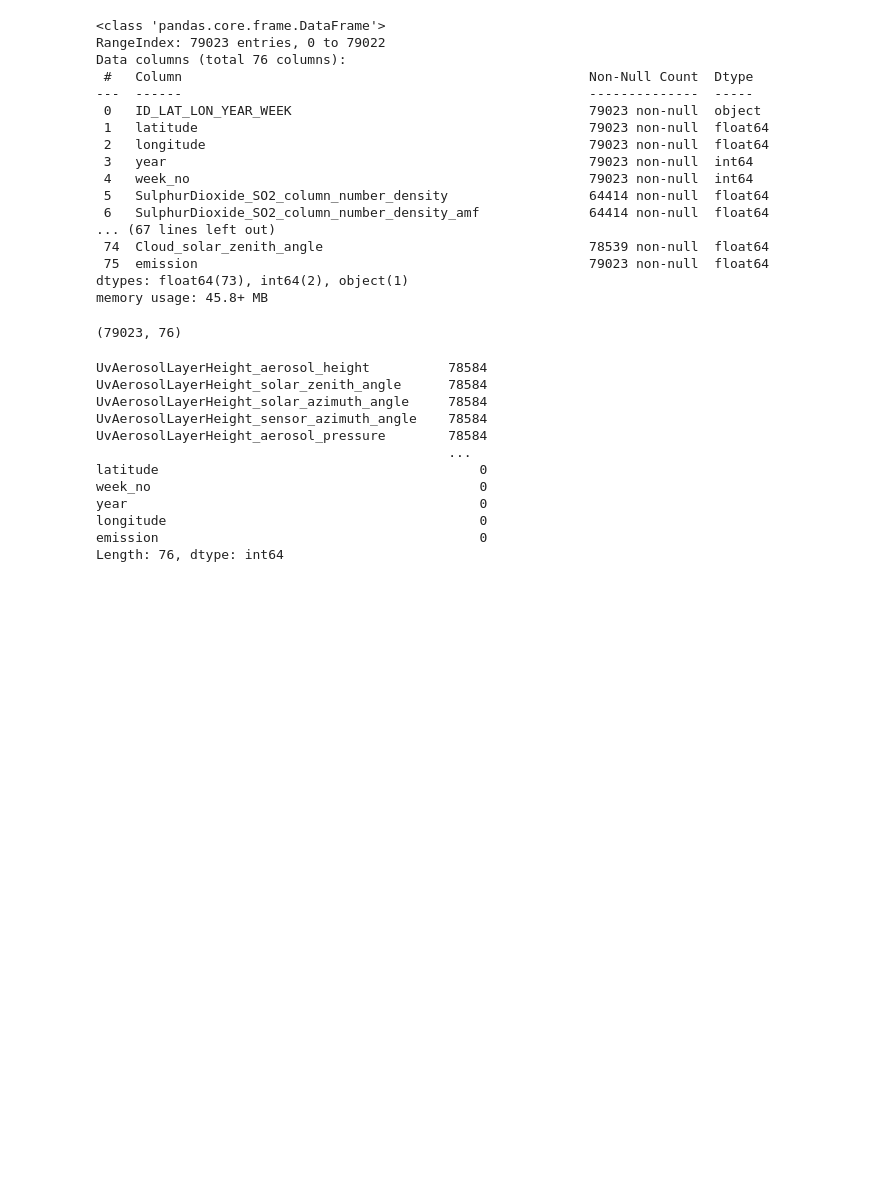
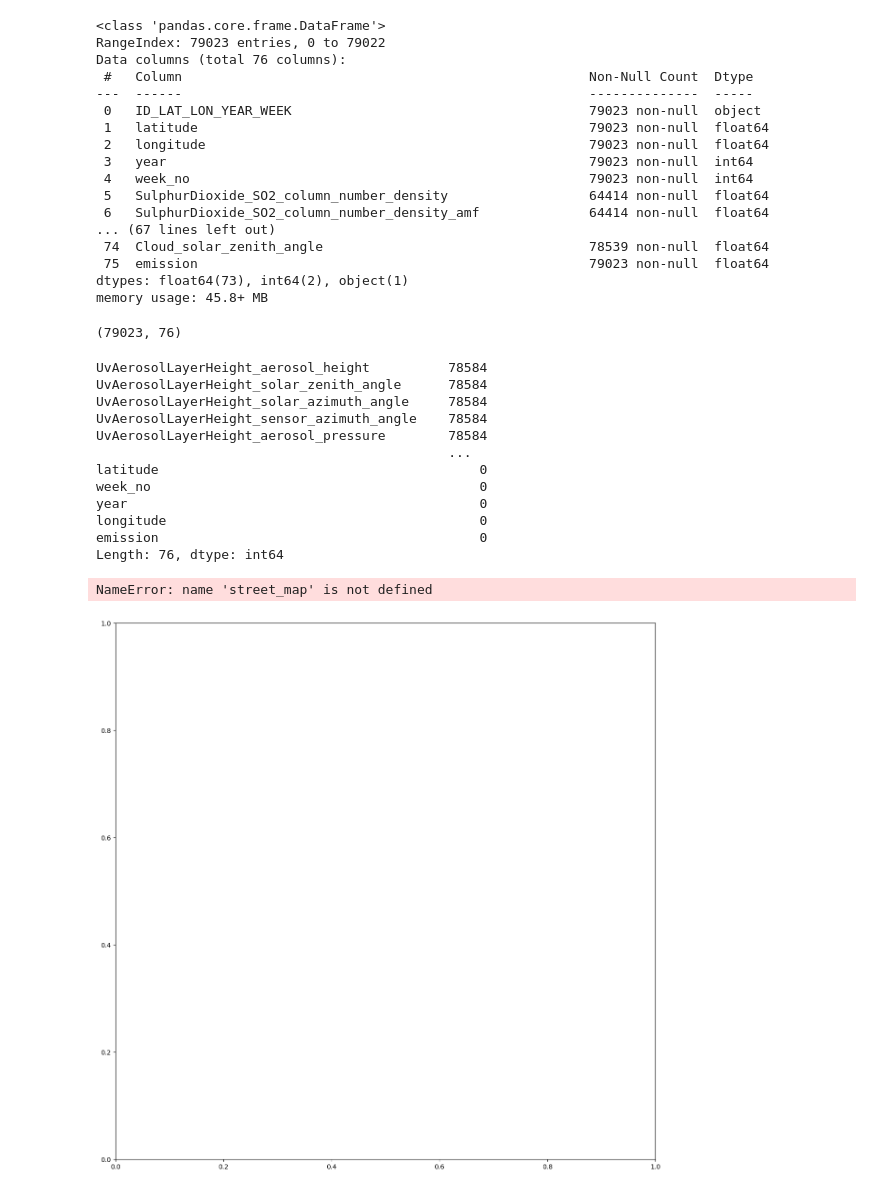
Before and after one commit to Richard-Patrick/Machine-Learning, a Jupyter notebook: Predict CO2 Emissions in Rwanda.ipynb, the cells around one changed output. Saved outputs shown, nothing was run; the diff lists cells and outputs as text; code cells hidden in the pictures; blank space fills up the shorter version.

```diff
--- a/Predict CO2 Emissions in Rwanda.ipynb
+++ b/Predict CO2 Emissions in Rwanda.ipynb
@@ -74,3 +77,40 @@ year                                             0
 longitude                                        0
 emission                                         0
 Length: 76, dtype: int64
+# %%
+geometry = [Point(xy) for xy in zip(train_df['longitude'], train_df['latitude'])]
+gdf = gpd.GeoDataFrame(train_df, geometry=geometry, crs="EPSG:4326")
+# %%
+# Create a simple map
+world = gpd.read_file(gpd.datasets.get_path('naturalearth_lowres'))
+
+# Plot the world map
+fig, ax = plt.subplots(figsize=(12, 8))
+world.plot(ax=ax, color='lightgray')
+
+# Plot the GeoDataFrame points on top of the map
+gdf.plot(ax=ax, color='red', marker='o', markersize=5, alpha=0.7)
+
+# Customize the plot
+ax.set_title('Map Visualization with Points')
+ax.set_xlabel('Longitude')
+ax.set_ylabel('Latitude')
+plt.show()
+
+
+fig, ax = plt.subplots(figsize=(15,15))
+street_map.plot(ax=ax, alpha=0.4, color='grey')
+geo_df[geo_df['WnvPresent'] == 0].plot(ax=ax,
+                                       markersize=20,
+                                       color='blue',
+                                       marker='o',
+                                       label='Neg')
+geo_df[geo_df['WnvPresent'] == 1].plot(ax=ax,
+                                       markersize=20,
+                                       color='red',
+                                       marker='^',
+                                       label='Pos')
+plt.legend(prop={'size':15})
+# %% [output]
+NameError: name 'street_map' is not defined
+[figure, added]
```
Also changed, not shown: parts of 2 cells of this notebook.
